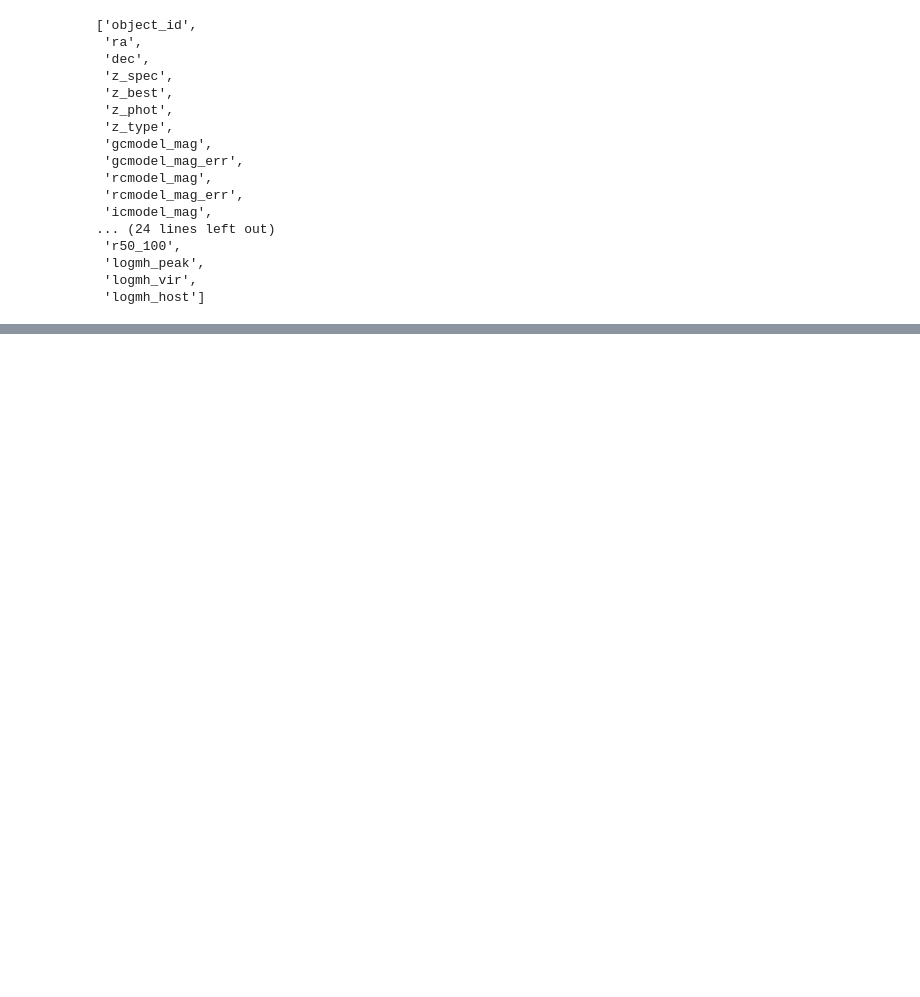
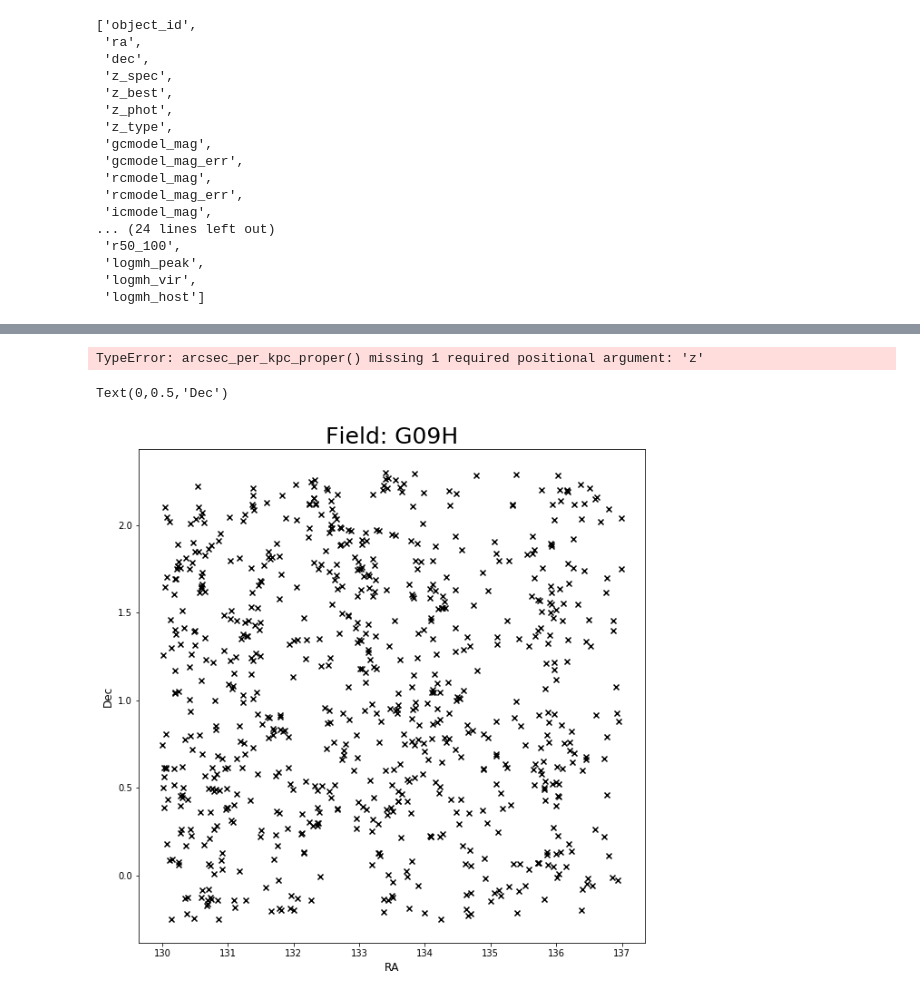
Before and after one commit to gsallabe/thesis_satellite_fraction, a Jupyter notebook: notebooks/catologue_redux.ipynb, the cells around one changed output, grey strips where cells are left out. Saved outputs shown, nothing was run; the diff lists cells and outputs as text; code cells hidden in the pictures; blank space fills up the shorter version.

```diff
--- a/notebooks/catologue_redux.ipynb
+++ b/notebooks/catologue_redux.ipynb
@@ -52,8 +73,8 @@ data_table.colnames # find the useful columns
  'logmh_vir',
  'logmh_host']
 # %%
-# Put the data into nice arrays
+# Put the (useful) data into nice arrays
 z_best = np.array(data_table['z_best'])
-logm_max = np.array(data_table['logm_max'])
+logmh_host = np.array(data_table['logmh_host'])
 ra = np.array(data_table['ra'])
 dec = np.array(data_table['dec'])
@@ -69,0 +90,36 @@ plt.scatter(ra , dec, marker = 'x', color = 'k')
+# %%
+# G09H
+g09h_ra = []
+g09h_dec = []
+g09h_logmh_host = []
+g09h_z_best = []
+for i in range(len(ra)):
+    if ra[i] >= 130.0 and ra[i] <= 137.0 and dec[i] >= -0.25 and dec[i] <=2.30:
+            g09h_ra.append(ra[i])
+            g09h_dec.append(dec[i])
+            g09h_logmh_host.append(logmh_host[i])
+            g09h_z_best.append(z_best[i])
+
+# Turn the lists into arrays
+g09h_ra = np.array(g09h_ra)
+g09h_dec = np.array(g09h_dec)
+g09h_logmh_host = np.array(g09h_logmh_host)
+g09h_z_best = np.array(g09h_z_best)
+
+# Now to find r_halo
+g09h_r_halo = mass_so.M_to_R(10**g09h_logmh_host , g09h_z_best, 'vir') # kpc/h
+
+# Turn the physical radius into an angular size
+theta_per_kpc = astropy.cosmology.LambdaCDM.arcsec_per_kpc_proper(0.4)
+# %% [output]
+TypeError: arcsec_per_kpc_proper() missing 1 required positional argument: 'z'
+# %%
+#Quick test plot to make sure my array cuts are good
+plt.figure(figsize = [10,10])
+plt.scatter(g09h_ra , g09h_dec, marker = 'x' , color = 'k')
+plt.title("Field: G09H", fontsize = 25)
+plt.xlabel("RA", fontsize = 12)
+plt.ylabel("Dec", fontsize = 12)
+# %% [output]
+Text(0,0.5,'Dec')
+[figure, added]
```
Also changed, not shown: parts of 7 cells of this notebook.
